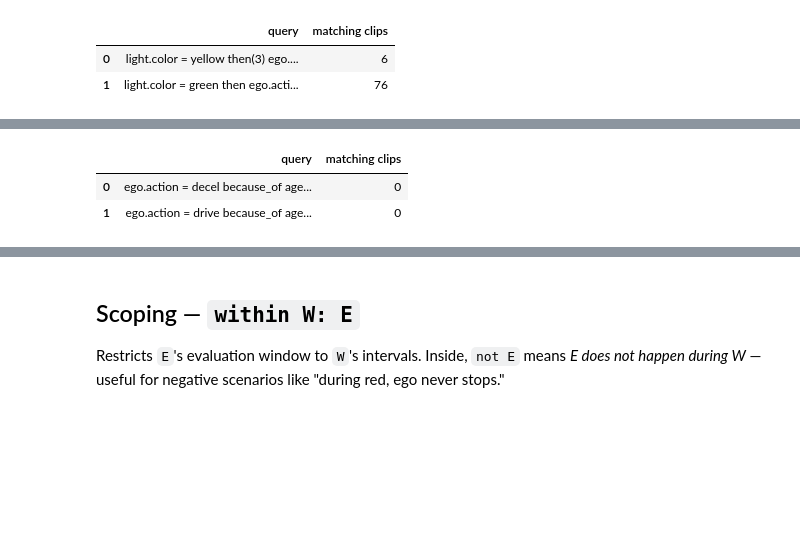
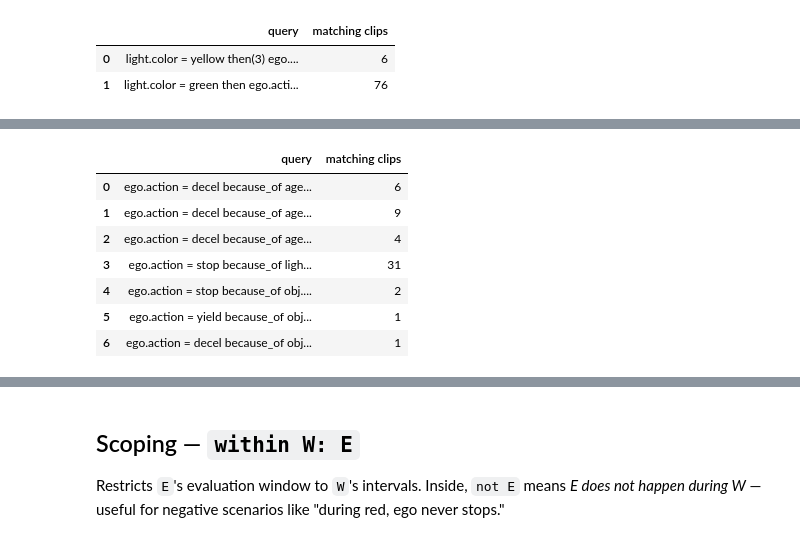
Before and after one commit to nv-tlabs/cascade-devkit, a Jupyter notebook: notebooks/02_query_dsl_tour.ipynb, the cells around one changed output, grey strips where cells are left out. Drawn from its saved outputs; the diff is of its cells as text; code cells hidden in the pictures; blank space fills up the shorter version.

```diff
--- a/notebooks/02_query_dsl_tour.ipynb
+++ b/notebooks/02_query_dsl_tour.ipynb
@@ -211,9 +226,23 @@ emitted as match tuples so you can inspect cause and effect.
 # %%
+# Atomic causes — one cause type per query.
 run([
-    "ego.action = decel because_of agent.type = ped",
-    "ego.action = drive because_of agent.type = ped",
+    # …caused by an agent's ACTION
+    'ego.action = decel because_of agent.action.type in ("oxd:Walk", "oxd:Run")',
+    "ego.action = decel because_of agent.action.type = fst:DrivingInLane",
+    "ego.action = decel because_of agent.action.type = oxd:ChangeLane",
+    # …caused by a SIGNAL STATE
+    "ego.action = stop because_of light.color = red",
+    # …caused by a TRAFFIC OBJECT
+    "ego.action = stop because_of obj.type = stop_sign",
+    "ego.action = yield because_of obj.type = yield_sign",
+    "ego.action = decel because_of obj.type in (cone, barrier, debris)",
 ])
 # %% [output]
 |  | query | matching clips |
-| 0 | ego.action = decel because_of age... | 0 |
-| 1 | ego.action = drive because_of age... | 0 |
+| 0 | ego.action = decel because_of age... | 6 |
+| 1 | ego.action = decel because_of age... | 9 |
+| 2 | ego.action = decel because_of age... | 4 |
+| 3 | ego.action = stop because_of ligh... | 31 |
+| 4 | ego.action = stop because_of obj.... | 2 |
+| 5 | ego.action = yield because_of obj... | 1 |
+| 6 | ego.action = decel because_of obj... | 1 |
```
Also changed, not shown: parts of 10 cells of this notebook, 2 other files.
